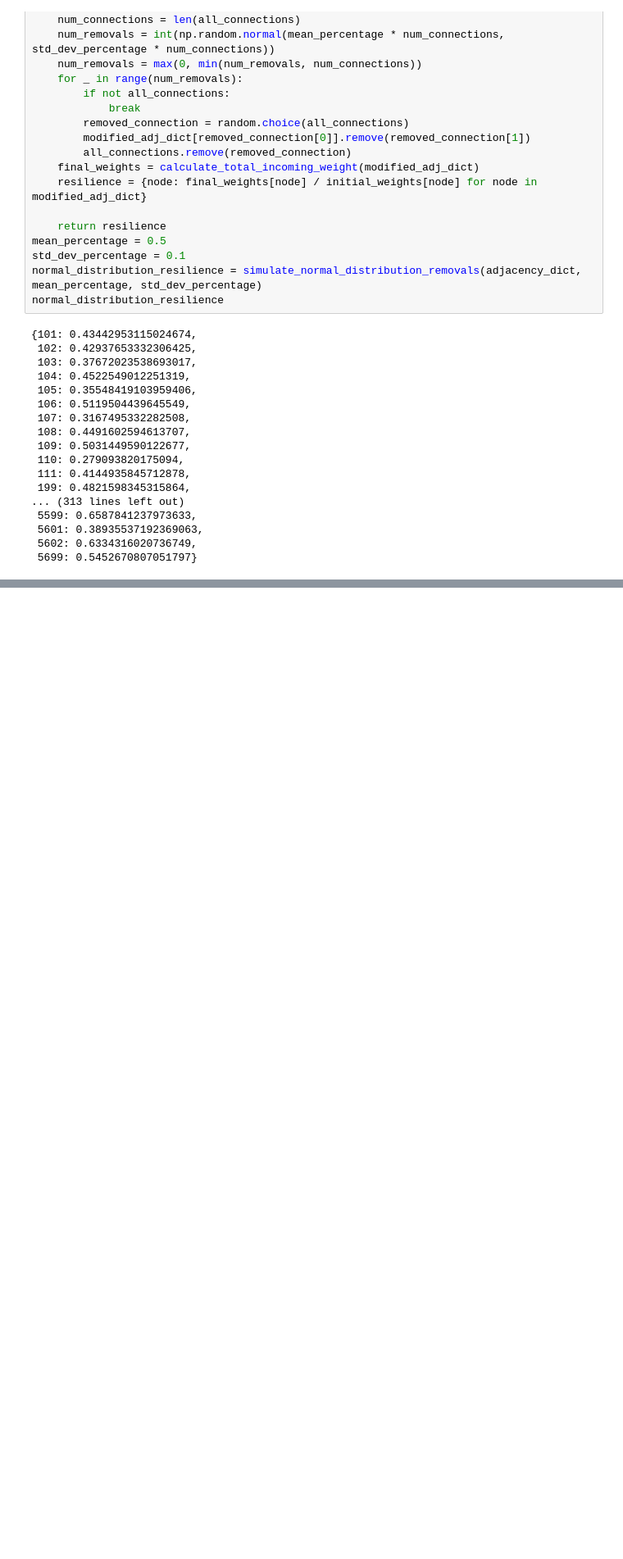
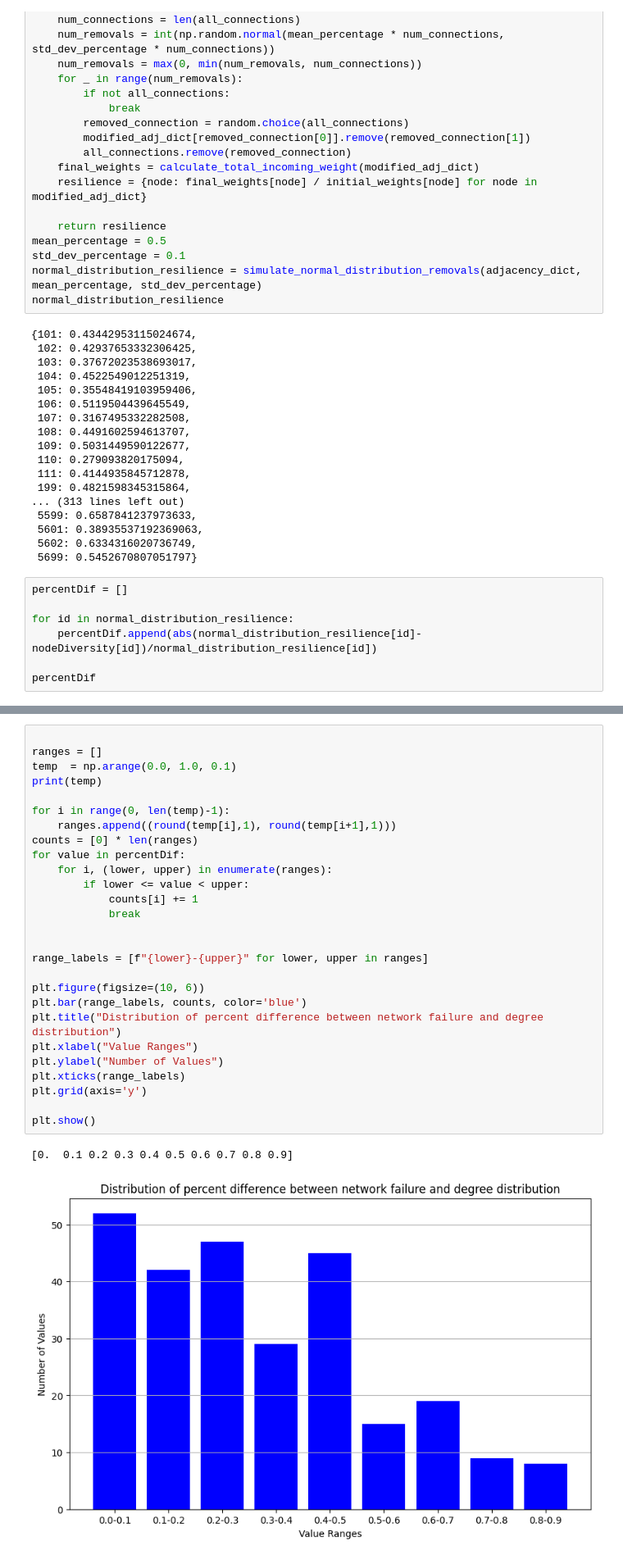
Before and after one commit to vabalaji1/SupplyChainResilliance, a Jupyter notebook: src/paperImplementations/foodShock/foodShockImplementations.ipynb, the cells around one changed output, grey strips where cells are left out. Shown at 82% size. Saved outputs shown, nothing was run; the diff lists cells and outputs as text; blank space fills up the shorter version.

Commit message:
made a graph showing the distribution from the simulation

```diff
--- a/src/paperImplementations/foodShock/foodShockImplementations.ipynb
+++ b/src/paperImplementations/foodShock/foodShockImplementations.ipynb
@@ -148,3 +148,10 @@ normal_distribution_resilience
  5601: 0.38935537192369063,
  5602: 0.6334316020736749,
  5699: 0.5452670807051797}
+# %%
+percentDif = []
+
+for id in normal_distribution_resilience:
+    percentDif.append(abs(normal_distribution_resilience[id]-nodeDiversity[id])/normal_distribution_resilience[id])
+
+percentDif
@@ -150,0 +176,30 @@ normal_distribution_resilience
+# %%
+
+ranges = []
+temp  = np.arange(0.0, 1.0, 0.1)
+print(temp)
+
+for i in range(0, len(temp)-1):
+    ranges.append((round(temp[i],1), round(temp[i+1],1)))
+counts = [0] * len(ranges)
+for value in percentDif:
+    for i, (lower, upper) in enumerate(ranges):
+        if lower <= value < upper:
+            counts[i] += 1
+            break
+
+
+range_labels = [f"{lower}-{upper}" for lower, upper in ranges]
+
+plt.figure(figsize=(10, 6))
+plt.bar(range_labels, counts, color='blue')
+plt.title("Distribution of percent difference between network failure and degree distribution")
+plt.xlabel("Value Ranges")
+plt.ylabel("Number of Values")
+plt.xticks(range_labels)
+plt.grid(axis='y')
+
+plt.show()
+# %% [output]
+[0.  0.1 0.2 0.3 0.4 0.5 0.6 0.7 0.8 0.9]
+[figure, added]
```
Also changed, not shown: parts of 1 cell of this notebook.
